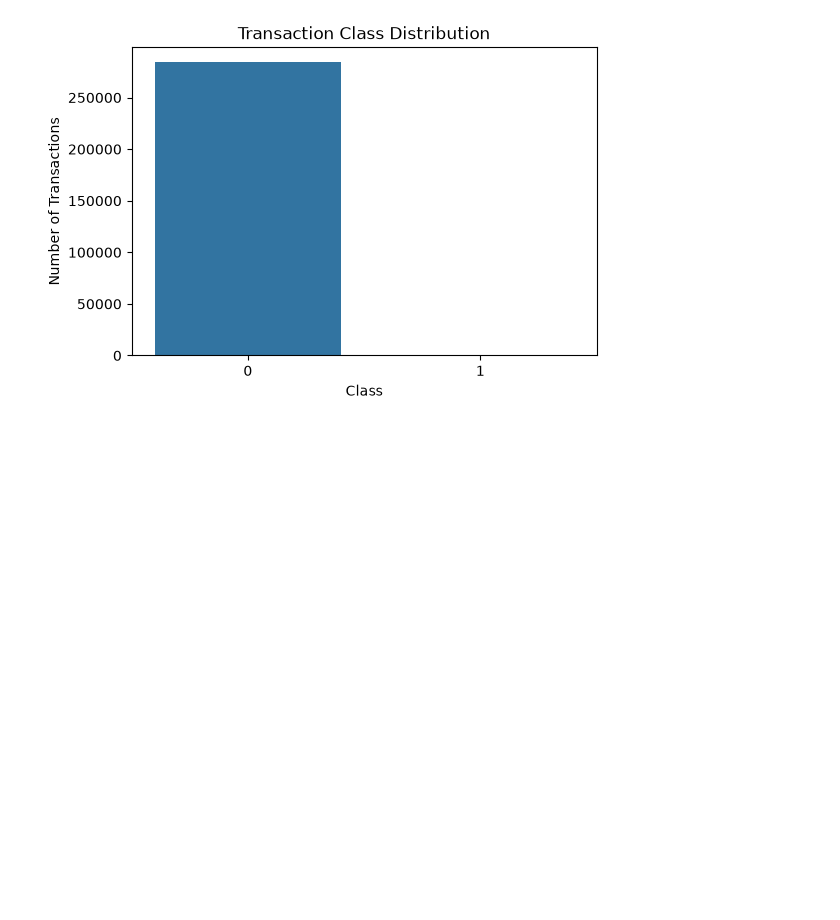
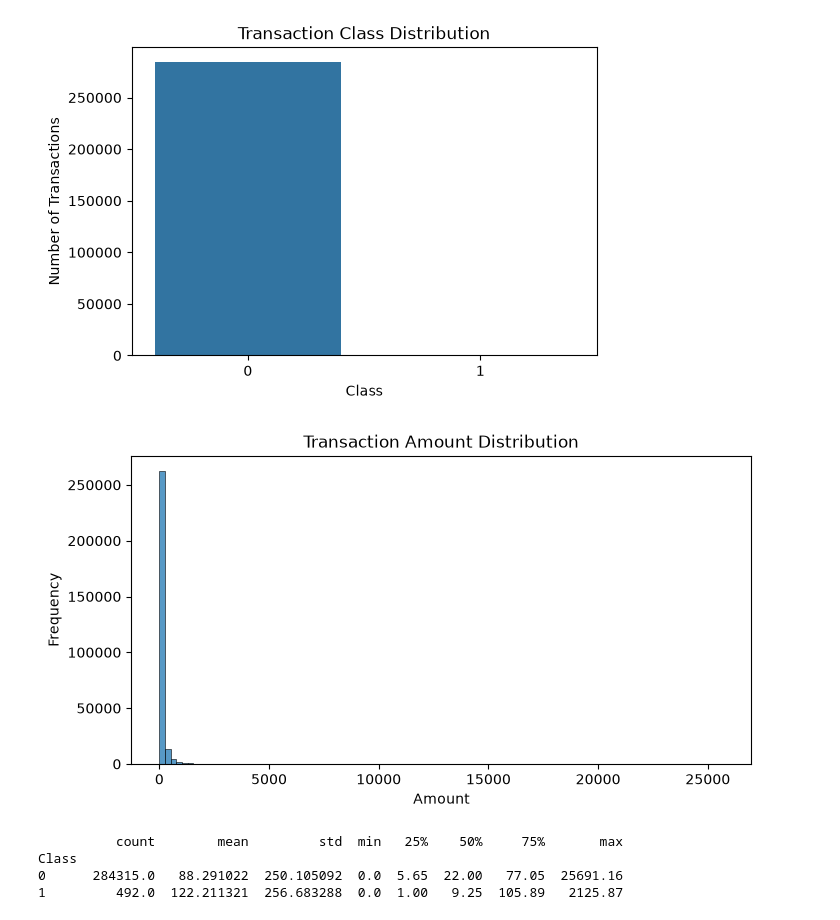
Before and after one commit to pabin/cc-fraud-detection, a Jupyter notebook: detector.ipynb, the cells around one changed output. Cells and saved outputs as stored; diff of their text form; code cells hidden in the pictures; blank space fills up the shorter version.

```diff
--- a/detector.ipynb
+++ b/detector.ipynb
@@ -199,3 +199,28 @@ plt.ylabel("Number of Transactions")
 plt.show()
 # %% [output]
 [figure]
+# %%
+plt.figure(figsize=(8, 4))
+
+sns.histplot(
+    df["Amount"],
+    bins=100
+)
+
+plt.title("Transaction Amount Distribution")
+plt.xlabel("Amount")
+plt.ylabel("Frequency")
+
+plt.show()
+# %% [output]
+[figure, added]
+# %%
+print(
+    df.groupby("Class")["Amount"]
+    .describe()
+)
+# %% [output]
+          count        mean         std  min   25%    50%     75%       max
+Class
+0      284315.0   88.291022  250.105092  0.0  5.65  22.00   77.05  25691.16
+1         492.0  122.211321  256.683288  0.0  1.00   9.25  105.89   2125.87
```
Also changed, not shown: parts of 6 cells of this notebook.
